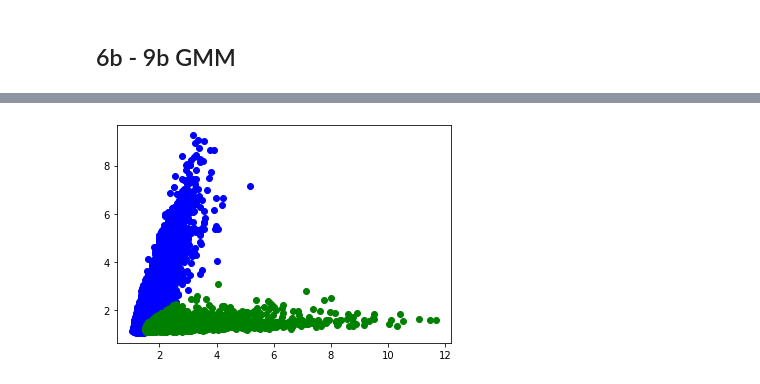
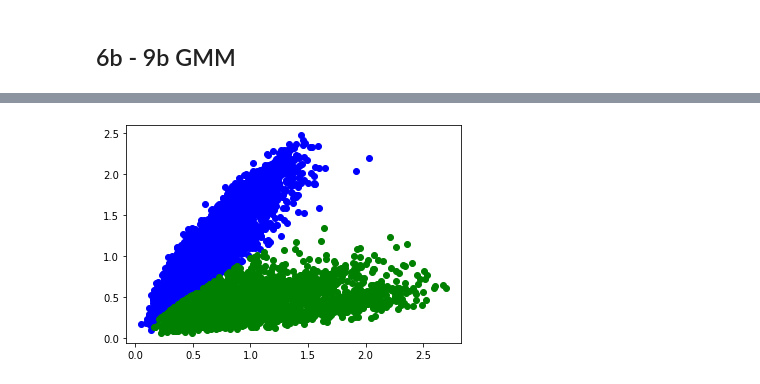
Before and after one commit to FNgongo/Classification_of_fibres_from_the_mitochondrial_disease_dataset_using_clustering_techniques, a Jupyter notebook: EDAandBasicML-FNVesion-Copy1.ipynb, the cells around one changed output, grey strips where cells are left out. Saved outputs shown, nothing was run; the diff lists cells and outputs as text; code cells hidden in the pictures.

Commit message:
Write up and code correction
Created table and graph of log of all the proteins.
Done the second draft correction

```diff
--- a/EDAandBasicML-FNVesion-Copy1.ipynb
+++ b/EDAandBasicML-FNVesion-Copy1.ipynb
@@ -358,18 +400,18 @@ sns.scatterplot(x=X.LOG_VDAC1, y=X.LOG_NDUFB8, data=df3, hue="patient_id", palet
 # %% [markdown]
 ## 8a Number of each individual's fibres are in each group
 # %%
-df = df2[['cell_id', 'patient_type', 'patient_id', 'subject_group', 'LOG_NDUFA13','LOG_NDUFB8','LOG_MTCO1', 'LOG_COX4+4L2', 'LOG_OSCP', 'LOG_SDHA', 'LOG_UqCRC2', 'LOG_VDAC1']]
-
+#creating data frame of important variables
+df = df2[['cell_id', 'patient_type', 'patient_id', 'subject_group', 'logNDUFA13','logNDUFB8','logMTCO1', 'logCOX4+4L2', 'logOSCP', 'logSDHA', 'logUqCRC2', 'logVDAC1']]
+#Looking at number of rows in C01
 print ("For Control 1:")
 C1 = df['patient_id'].str.contains('C01', regex=False, case=False, na=False).value_counts()
 print(C1)
 (df3['patient_id'][:148])
 
-
-## next check how many 0 and 1 in rows 1:148
-control1a = (df3['patient_id'][:148] == 0).sum(axis = 0)
+## Check how many 0 and 1 in rows 1:148
+control1a = (df3['patient_id'][:148] == 1).sum(axis = 0)
 print('healthy = ', control1a)
-control1b = (df3['patient_id'][:148] == 1).sum(axis = 0)
+control1b = (df3['patient_id'][:148] == 0).sum(axis = 0)
 print('disease = ', control1b)
 # %% [output]
 For Control 1:
@@ -771,0 +788,4 @@ See the caveats in the documentation: https://pandas.pydata.org/pandas-docs/stab
+# %%
+# Looking at the data frame of the two proteins
+df5 = df[['logNDUFB8', 'logVDAC1']]
+print(df5)
@@ -771,0 +895,3 @@ See the caveats in the documentation: https://pandas.pydata.org/pandas-docs/stab
+# %%
+df6 = df[['logNDUFA13', 'logVDAC1']]
+print(df6)
@@ -772,69 +913,69 @@ See the caveats in the documentation: https://pandas.pydata.org/pandas-docs/stab
 # %%
 # training gaussian mixture model
-gm = GaussianMixture(n_components=2).fit(df5)
+from sklearn.mixture import GaussianMixture
+gmm = GMM(n_components=2).fit(df6)
 
 #predictions from gmm
-pred = gm.predict(df5)
-frame = pd.DataFrame(df5)
-frame['cluster'] = pred
-frame.columns = ['LOG_NDUFB8', 'LOG_VDAC1', 'cluster']
+preds = gmm.predict(df6)
+frames = pd.DataFrame(df6)
+frames['cluster'] = preds
+frames.columns = ['logNDUFA13', 'logVDAC1', 'cluster']
 
-color=['blue', 'green', 'red',  'cyan']
+colors=['blue','green', 'cyan', 'red']
 for k in range(0,4):
-    df5 = frame[frame["cluster"]==k]
-    C1b = (frame['cluster'][:148] == 0).sum(axis = 0)
+    df6 = frames[frames["cluster"]==k]
+    C1b = (frames['cluster'][:148] == 0).sum(axis = 0)
     print('healthyc1 = ', C1b)
-    C1c = (frame['cluster'][:148] == 1).sum(axis = 0)
+    C1c = (frames['cluster'][:148] == 1).sum(axis = 0)
     print('diseasec1 = ', C1c)
-    c2a = (frame['cluster'][148:437] == 0).sum(axis = 0)
+    c2a = (frames['cluster'][148:437] == 0).sum(axis = 0)
     print('healthyc2 = ', c2a)
-    c2b = (frame['cluster'][148:437] == 1).sum(axis = 0)
+    c2b = (frames['cluster'][148:437] == 1).sum(axis = 0)
     print('diseasec2 = ', c2b)
-    c3a = (frame['cluster'][437:568] == 0).sum(axis = 0)
+    c3a = (frames['cluster'][437:568] == 0).sum(axis = 0)
     print('healthyc3 = ', c3a)
-    c3b = (frame['cluster'][437:568] == 1).sum(axis = 0)
+    c3b = (frames['cluster'][437:568] == 1).sum(axis = 0)
     print('diseasec3 = ', c3b)
-    pt1 = (frame['cluster'][568:905] == 0).sum(axis = 0)
+    pt1 = (frames['cluster'][568:905] == 0).sum(axis = 0)
     print('healthyp1 = ', pt1)
-    pt1b = (frame['cluster'][568:905] == 1).sum(axis = 0)
+    pt1b = (frames['cluster'][568:905] == 1).sum(axis = 0)
     print('diseasep1 = ', pt1b)
-    pt2 = (frame['cluster'][905:1137] == 0).sum(axis = 0)
+    pt2 = (frames['cluster'][905:1137] == 0).sum(axis = 0)
     print('healthyp2 = ', pt2)
-    pt2b = (frame['cluster'][905:1137] == 1).sum(axis = 0)
+    pt2b = (frames['cluster'][905:1137] == 1).sum(axis = 0)
     print('diseasep2 = ', pt2b)
-    pt3 = (frame['cluster'][1137:2498] == 0).sum(axis = 0)
+    pt3 = (frames['cluster'][1137:2498] == 0).sum(axis = 0)
     print('healthyp3 = ', pt3)
-    pt3b = (frame['cluster'][1137:2498] == 1).sum(axis = 0)
+    pt3b = (frames['cluster'][1137:2498] == 1).sum(axis = 0)
     print('diseasep3 = ', pt3b)
-    pt4 = (frame['cluster'][2498:3377] == 0).sum(axis = 0)
+    pt4 = (frames['cluster'][2498:3377] == 0).sum(axis = 0)
     print('healthyp4 = ', pt4)
-    pt4b = (frame['cluster'][2498:3377] == 1).sum(axis = 0)
+    pt4b = (frames['cluster'][2498:3377] == 1).sum(axis = 0)
     print('diseasep4 = ', pt4b)
-    pt5 = (frame['cluster'][3377:5255] == 0).sum(axis = 0)
+    pt5 = (frames['cluster'][3377:5255] == 0).sum(axis = 0)
     print('healthyp5 = ', pt5)
-    pt5b = (frame['cluster'][3377:5255] == 1).sum(axis = 0)
+    pt5b = (frames['cluster'][3377:5255] == 1).sum(axis = 0)
     print('diseasep5 = ', pt5b)
-    pt6 = (frame['cluster'][5255:6063] == 0).sum(axis = 0)
+    pt6 = (frames['cluster'][5255:6063] == 0).sum(axis = 0)
     print('healthyp6 = ', pt6)
-    pt6b = (frame['cluster'][5255:6063] == 1).sum(axis = 0)
+    pt6b = (frames['cluster'][5255:6063] == 1).sum(axis = 0)
     print('diseasep6 = ', pt6b)
-    pt7 = (frame['cluster'][6063:6818] == 0).sum(axis = 0)
+    pt7 = (frames['cluster'][6063:6818] == 0).sum(axis = 0)
     print('healthyp7 = ', pt7)
-    pt7b = (frame['cluster'][6063:6818] == 1).sum(axis = 0)
+    pt7b = (frames['cluster'][6063:6818] == 1).sum(axis = 0)
     print('diseasep7 = ', pt7b)
-    pt8 = (frame['cluster'][6818:7446] == 0).sum(axis = 0)
+    pt8 = (frames['cluster'][6818:7446] == 0).sum(axis = 0)
     print('healthyp8 = ', pt8)
-    pt8b = (frame['cluster'][6818:7446] == 1).sum(axis = 0)
+    pt8b = (frames['cluster'][6818:7446] == 1).sum(axis = 0)
     print('diseasep8 = ', pt8b)
-    pt9 = (frame['cluster'][7446:8392] == 0).sum(axis = 0)
+    pt9 = (frames['cluster'][7446:8392] == 0).sum(axis = 0)
     print('healthyp9 = ', pt9)
-    pt9b = (frame['cluster'][7446:8392] == 1).sum(axis = 0)
+    pt9b = (frames['cluster'][7446:8392] == 1).sum(axis = 0)
     print('diseasep9 = ', pt9b)
-    pt10 = (frame['cluster'][8394:8994] == 0).sum(axis = 0)
+    pt10 = (frames['cluster'][8392:8994] == 0).sum(axis = 0)
     print('healthyp10 = ', pt10)
-    pt10b = (frame['cluster'][8394:8994] == 1).sum(axis = 0)
+    pt10b = (frames['cluster'][8392:8994] == 1).sum(axis = 0)
     print('diseasep10 = ', pt10b)
-
-    plt.scatter(df5["LOG_VDAC1"], df5["LOG_NDUFB8"], c=color[k])
+    plt.scatter(df6["logVDAC1"], df6["logNDUFA13"], c=colors[k])
 plt.show()
 # %% [output]
@@ -858 +999 @@ diseasep10 =  492
-[figure, old version]
+[figure, new version]
```
Also changed, not shown: parts of 43 cells of this notebook, 5 other files.
